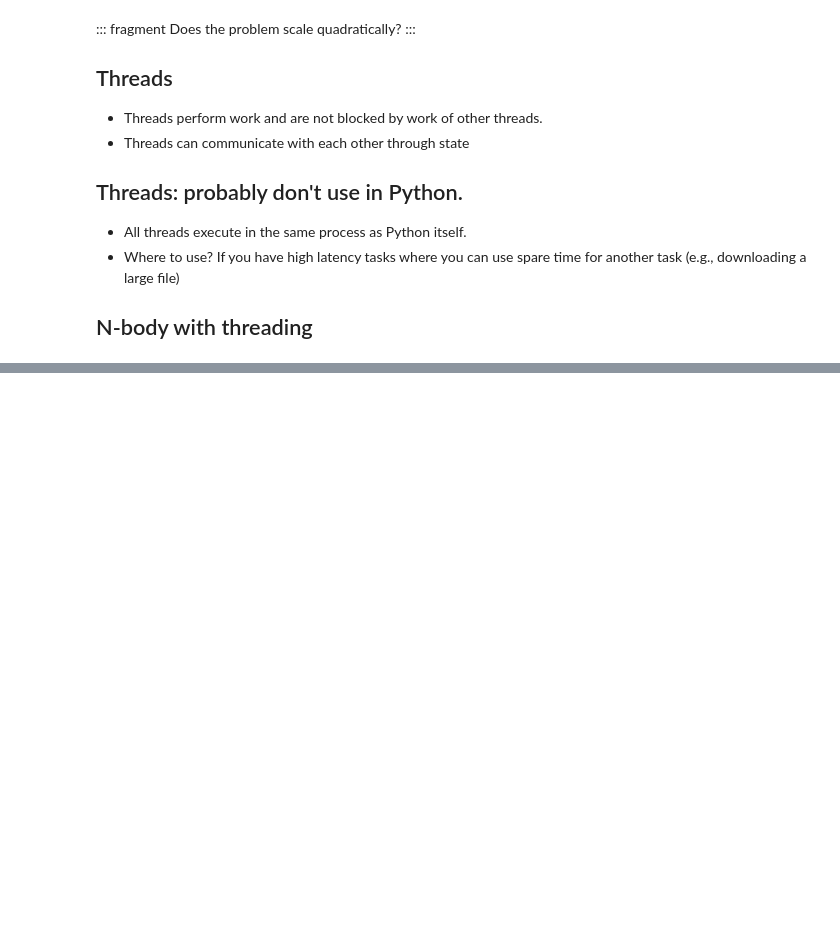
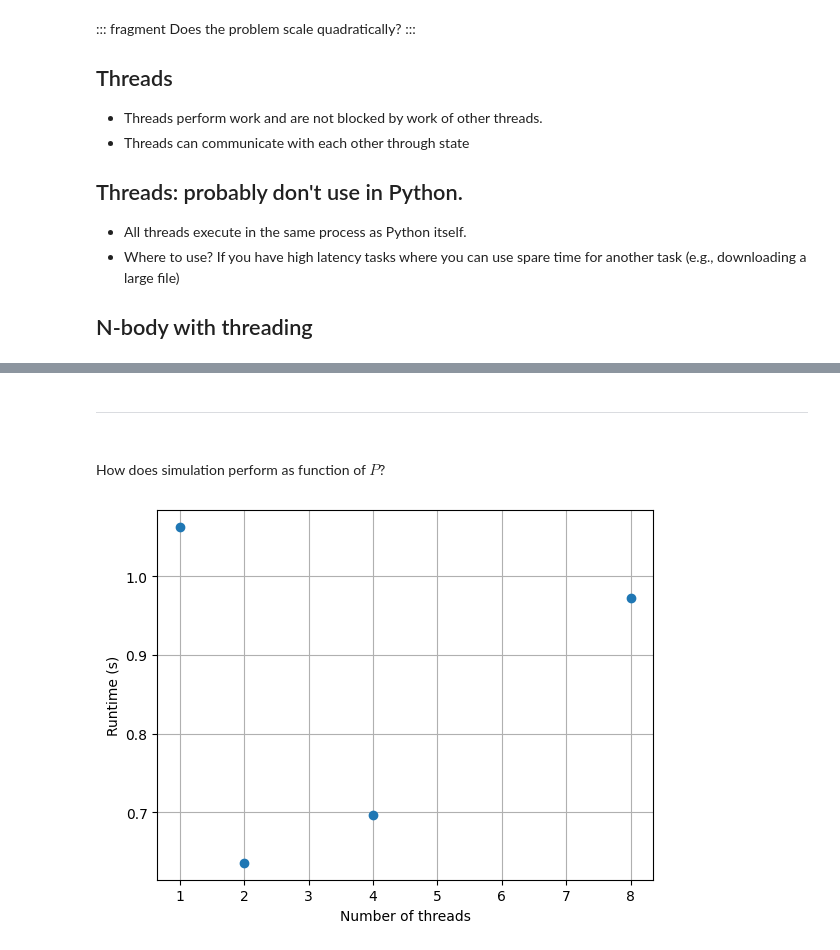
Before and after one commit to SoftwareDevEngResearch/software-development-research, a Jupyter notebook: parallel-computing.ipynb, the cells around one changed output, grey strips where cells are left out. Saved outputs shown, nothing was run; the diff lists cells and outputs as text; code cells hidden in the pictures; blank space fills up the shorter version.

```diff
--- a/parallel-computing.ipynb
+++ b/parallel-computing.ipynb
@@ -301,0 +353,50 @@ Does the problem scale quadratically?
+# %% [markdown]
+---
+# %%
+def timestep(x0, v0, G, m, dt, pool):
+    """Computes the next position and velocity for all masses given
+    initial conditions and a time step size.
+    """
+    N = len(x0)
+    tasks = [(i, x0, v0, G, m, dt) for i in range(N)] # create task for each body
+    results = pool.do(tasks) # run tasks
+    x1 = np.empty(x0.shape, dtype=float)
+    v1 = np.empty(v0.shape, dtype=float)
+    for i, x_i1, v_i1 in results: # rearrange results (probably not in order)
+        x1[i] = x_i1
+        v1[i] = v_i1
+    return x1, v1
+
+def simulate(P, N, D, S, G, dt):
+    x0, v0, m = initial_cond(N, D)
+    pool = Pool(P)
+    for s in range(S):
+        x1, v1 = timestep(x0, v0, G, m, dt, pool)
+        x0, v0 = x1, v1
+# %% [markdown]
+##
+
+How does simulation perform as function of $P$?
+# %%
+#| classes: fragment
+import time
+
+Ps = [1, 2, 4, 8]
+runtimes = []
+for P in Ps:
+    start = time.time()
+    simulate(P, 64, 3, 300, 1.0, 1e-3)
+    stop = time.time()
+    runtimes.append(stop - start)
+# %%
+#| classes: fragment
+#| output-location: slide
+
+import matplotlib.pyplot as plt
+plt.plot(Ps, runtimes, 'o')
+plt.xlabel('Number of threads')
+plt.ylabel('Runtime (s)')
+plt.grid(True)
+plt.show()
+# %% [output]
+[figure, added]
```
Also changed, not shown: parts of 9 cells of this notebook, 1 other file.
